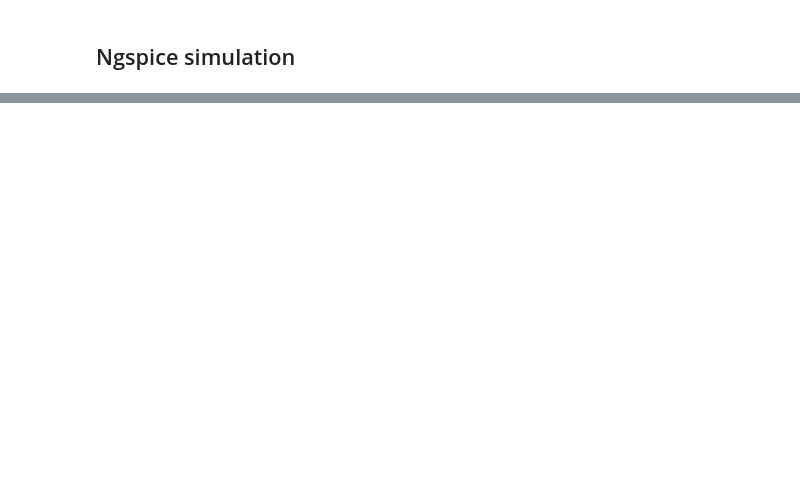
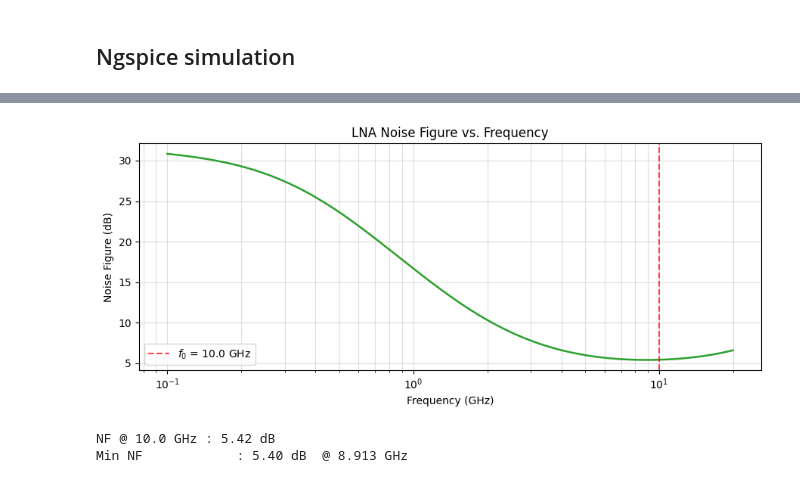
Before and after one commit to try-except/InductorLab, a Jupyter notebook: notebooks/LNA_flow.ipynb, the cells around one changed output, grey strips where cells are left out. Saved outputs shown, nothing was run; the diff lists cells and outputs as text; code cells hidden in the pictures; blank space fills up the shorter version.

Commit message:
Simulation and analysis integrated into the notebook

```diff
--- a/notebooks/LNA_flow.ipynb
+++ b/notebooks/LNA_flow.ipynb
@@ -612,0 +779,16 @@ f_tank=10.000 gigahertz
+# %%
+analyses = parse_ngspice_raw(f'.out/CG_LNA_{FREQUENCY/1e9}GHz.raw')
+ac_data   = None   # AC sweep
+noise_data = None   # Noise spectral densities
+for a in analyses:
+   pn = a["plotname"].lower()
+   if "ac analysis" in pn:
+      ac_data = a
+   elif "noise" in pn:
+      noise_data = a
+
+print(f"Found {len(analyses)} analysis block(s):")
+for a in analyses:
+   print(f"  plotname='{a['plotname']}',  "
+        f"vars={len(a['variables'])},  "
+        f"points={len(next(iter(a['data'].values())))}")
@@ -612,0 +839,54 @@ f_tank=10.000 gigahertz
+# %%
+import scipy.constants as const
+
+T0 = 290    # IEEE standard reference temperature (K)
+Rs = 50     # source resistance (Ω)
+
+d = noise_data["data"]
+freq_n = np.abs(d.get("frequency", np.array([])))
+
+# ngspice noise variable names (case-insensitive search)
+def find_key(data, *candidates):
+    for k in data:
+        if k.lower() in [c.lower() for c in candidates]:
+            return data[k]
+    return None
+
+onoise = find_key(d, "onoise_spectrum")  # V²/Hz
+inoise = find_key(d, "inoise_spectrum")  # V²/Hz  (input-referred)
+
+if onoise is None:
+    print("Could not find 'onoise_spectrum' in noise data. Keys:", list(d.keys()))
+else:
+    onoise = np.abs(onoise.real)   # take real part (should be positive)
+
+Av = np.abs(ac_data["data"]["v(vout)"] / ac_data["data"]["v(vin)"])
+
+# interpolate gain onto noise frequencies
+Av_f = np.interp(freq_n, freq_ac, Av)
+
+# Razavi equation
+NF_lin = onoise / (4 * const.k * T0 * Rs * Av_f**2)
+NF = 10 * np.log10(NF_lin)
+
+fig, ax = plt.subplots(figsize=(9, 4))
+ax.semilogx(freq_n / 1e9, NF, "C2", linewidth=1.8)
+ax.axvline(FREQUENCY / 1e9, color="r", linestyle="--", alpha=0.7,
+						label=f"$f_0$ = {FREQUENCY/1e9:.1f} GHz")
+ax.set_xlabel("Frequency (GHz)")
+ax.set_ylabel("Noise Figure (dB)")
+ax.set_title("LNA Noise Figure vs. Frequency")
+ax.grid(which="both", alpha=0.4)
+ax.legend()
+plt.tight_layout()
+plt.savefig(".out/noise_figure.png", dpi=150, bbox_inches="tight")
+plt.show()
+
+# --- print value at operating frequency ---
+idx_f0 = np.argmin(np.abs(freq_n - FREQUENCY))
+print(f"NF @ {FREQUENCY/1e9:.1f} GHz : {NF[idx_f0]:.2f} dB")
+print(f"Min NF            : {NF.min():.2f} dB  @ {freq_n[NF.argmin()]/1e9:.3f} GHz")
+# %% [output]
+[figure, added]
+NF @ 10.0 GHz : 5.42 dB
+Min NF            : 5.40 dB  @ 8.913 GHz
```
Also changed, not shown: parts of 35 cells of this notebook.
